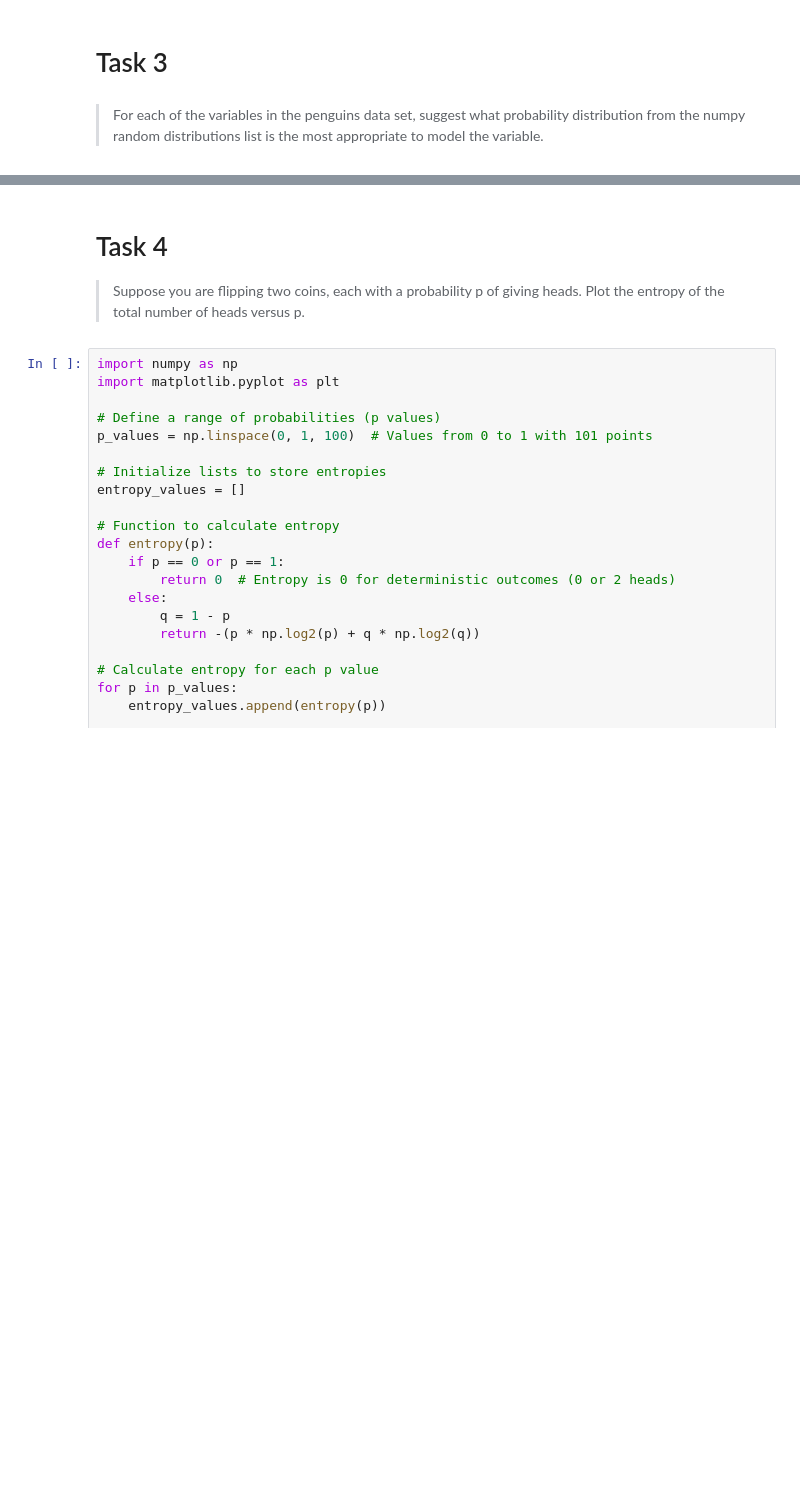
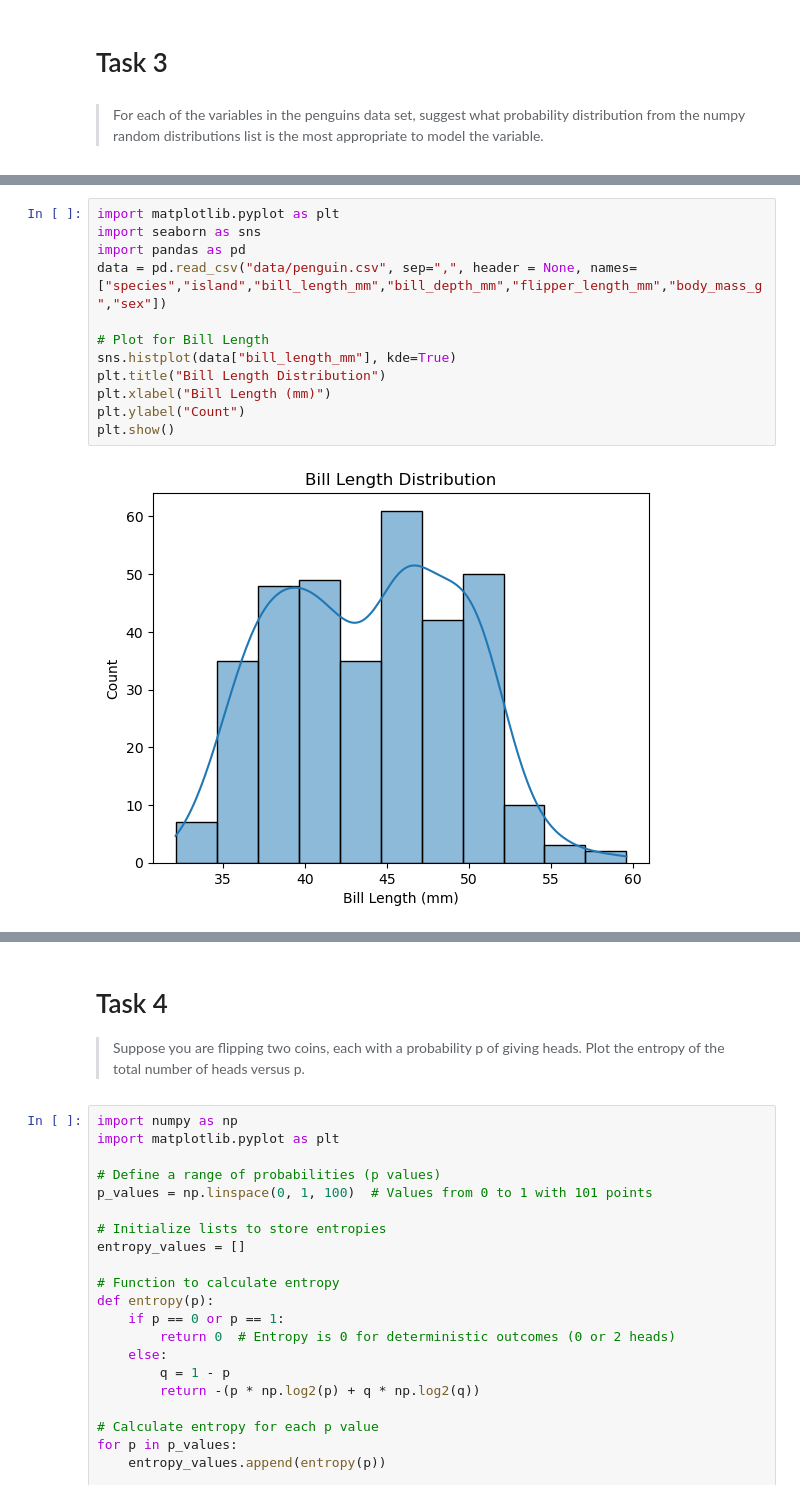
Before and after one commit to frankquinn89/Fundamentals_of_Data_Analysis, a Jupyter notebook: tasks.ipynb, the cells around one changed output, grey strips where cells are left out. Saved outputs shown, nothing was run; the diff lists cells and outputs as text; blank space fills up the shorter version.

Commit message:
added distribution plots to task 3

```diff
--- a/tasks.ipynb
+++ b/tasks.ipynb
@@ -157,0 +147,14 @@ These varibles are integers and this distribution returns integers between 2 giv
+# %%
+import matplotlib.pyplot as plt
+import seaborn as sns
+import pandas as pd
+data = pd.read_csv("data/penguin.csv", sep=",", header = None, names= ["species","island","bill_length_mm","bill_depth_mm","flipper_length_mm","body_mass_g","sex"])
+
+# Plot for Bill Length
+sns.histplot(data["bill_length_mm"], kde=True)
+plt.title("Bill Length Distribution")
+plt.xlabel("Bill Length (mm)")
+plt.ylabel("Count")
+plt.show()
+# %% [output]
+[figure, added]
```
Also changed, not shown: parts of 9 cells of this notebook.
